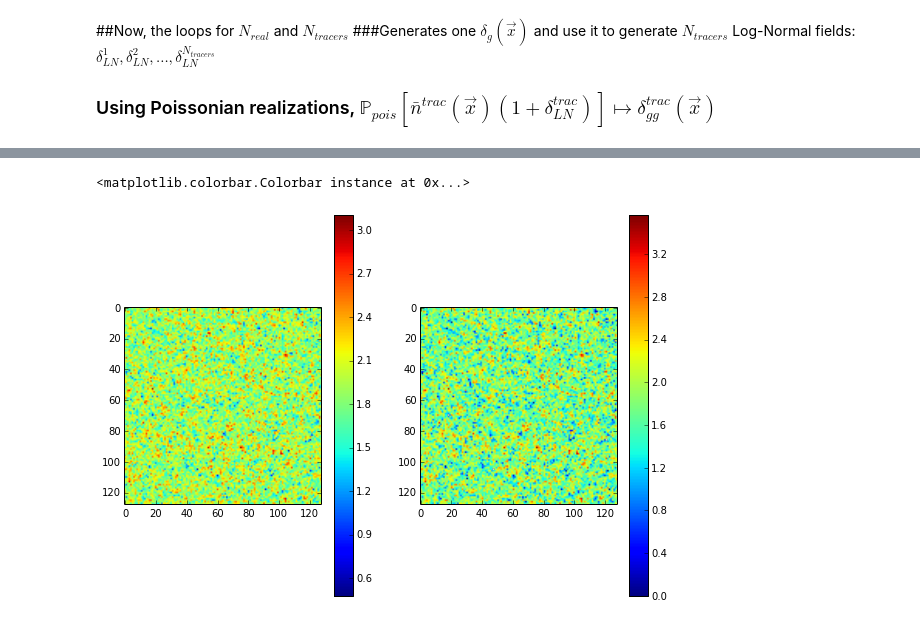
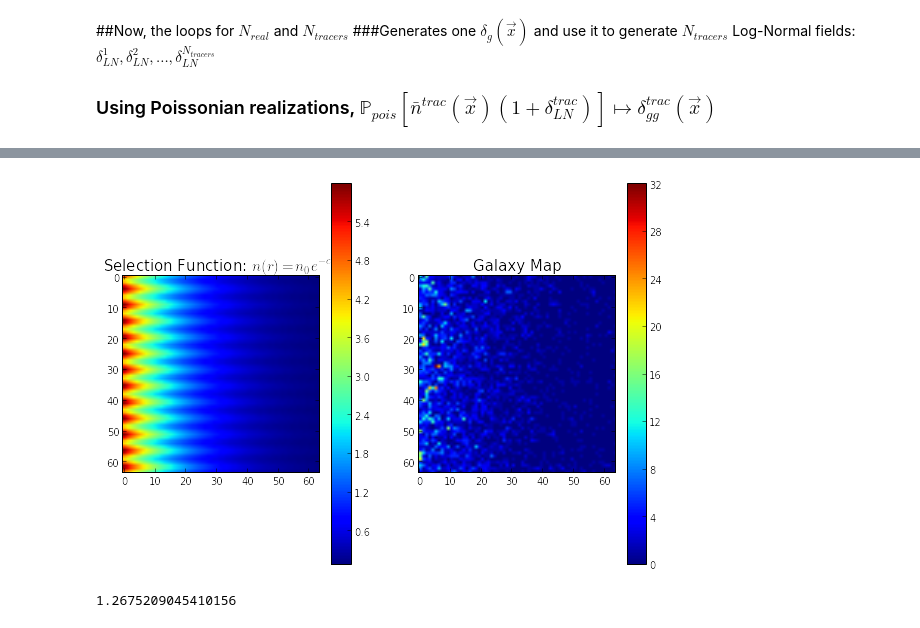
Before and after one commit to arthurmloureiro/pk_fkp, a Jupyter notebook: pk_fkp_notebook.ipynb, the cells around one changed output, grey strips where cells are left out. Cells and saved outputs as stored; diff of their text form; code cells hidden in the pictures.

Commit message:
changed the selection function to a more complicated one

```diff
--- a/pk_fkp_notebook.ipynb
+++ b/pk_fkp_notebook.ipynb
@@ -155,7 +168,8 @@ for i in range(num_realiz):
         # Log-Normal Density Field
         ###########################
         delta_xr[t]=delta_x_ln(delta_xr_g, var_gr,bias[t])
-        n_bar_matrix[t] = selection_func(grid.grid_r,n_bar0[t],0.00)
+        n_bar_matrix[t] = abs(selection_func(grid.r_x,grid.r_y,grid.r_z,n_bar0[t],1./16,0.2,1.2))
+        #n_bar_matrix[t] = abs(selection_func(grid.grid_r,n_bar0[t],0.05))
         #######################
         #poissonian realization
         #######################
@@ -167,15 +181,24 @@ for i in range(num_realiz):
 # %%
 pl.figure(figsize=(15,15))
 pl.subplot(2,3,1)
-pl.imshow(np.log10(N_r[0,:,10,:]), cmap=cm.jet)
+pl.title("Selection Function: $n(r)=n_0e^{-c.r}$",fontsize=15)
+g = 30
+#pl.imshow(np.log10(N_r[0,:,0,:]), cmap=cm.jet)
+pl.imshow(n_bar_matrix[0,g,:,:], cmap=cm.jet)
+#pl.imshow(f[:,:,g], cmap=cm.jet)
 pl.colorbar()
 pl.subplot(2,3,2)
-pl.imshow(np.log10(N_r[1,:,10,:]), cmap=cm.jet)
+pl.title("Galaxy Map", fontsize=15)
+pl.imshow(N_r[0,g,:,:], cmap=cm.jet)
 pl.colorbar()
 #pl.subplot(2,3,3)
 #pl.imshow(N_r[2,:,0,:], cmap=cm.jet)
 #pl.colorbar()
+pl.savefig("selec.png", transparent=1)
 # %% [output]
-<matplotlib.colorbar.Colorbar instance at 0x...>
-[figure, old version]
+[figure, new version]
+# %%
+np.mean(N_r)
+# %% [output]
+1.2675209045410156
 # %%
```
Also changed, not shown: parts of 22 cells of this notebook, 2 other files.
